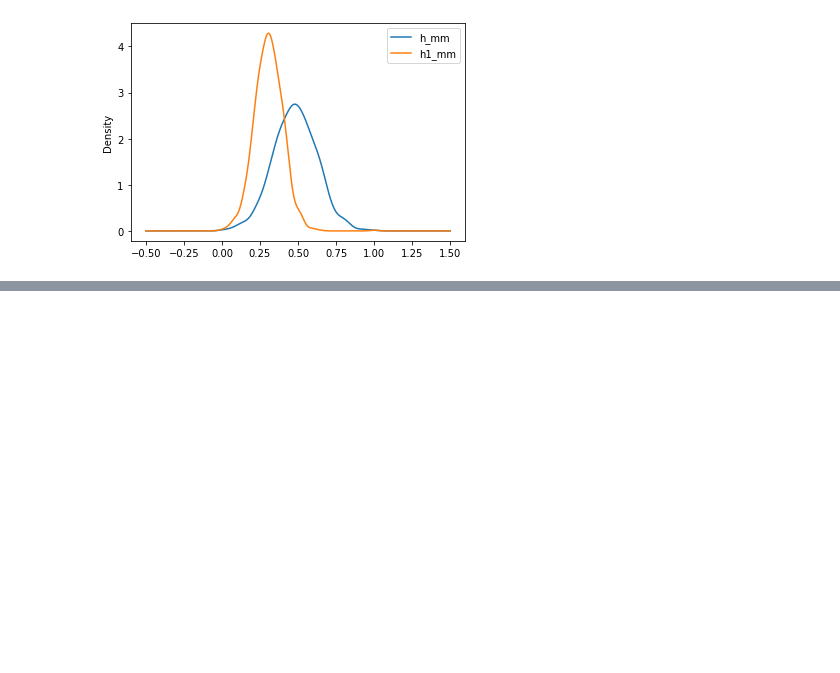
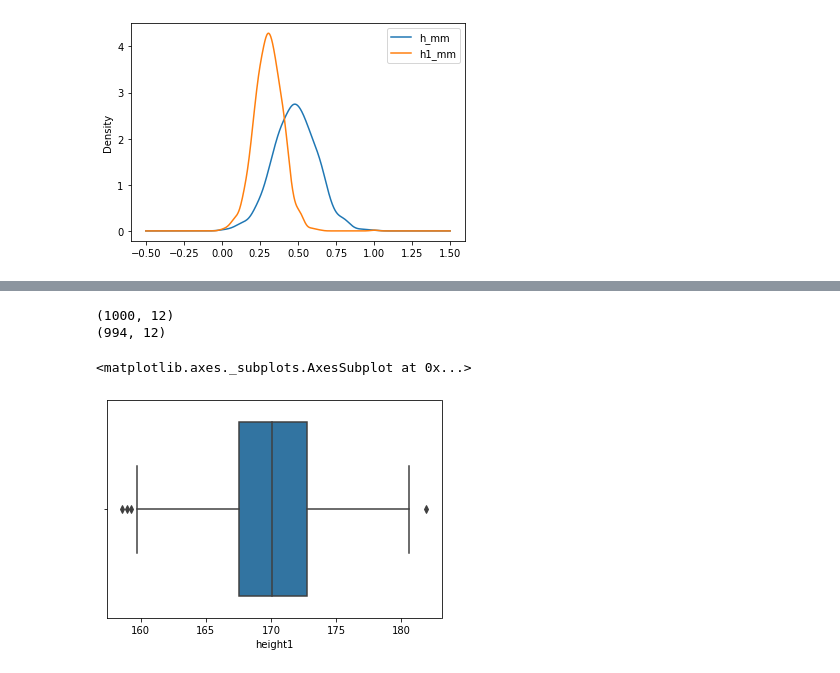
Before and after one commit to LeeSeungYun1020/Introduction_To_Data_Science, a Jupyter notebook: classroom/Data_Wrangling.ipynb, the cells around one changed output, grey strips where cells are left out. Drawn from its saved outputs; the diff is of its cells as text; code cells hidden in the pictures; blank space fills up the shorter version.

```diff
--- a/classroom/Data_Wrangling.ipynb
+++ b/classroom/Data_Wrangling.ipynb
@@ -399,0 +430,10 @@ df[["h_mm", "h1_mm"]].plot.kde()
+# %%
+print(df.shape)
+filtered = df.query("-3 <= h1_st <= 3")
+print(filtered.shape)
+sns.boxplot(filtered.height1)
+# %% [output]
+(1000, 12)
+(994, 12)
+<matplotlib.axes._subplots.AxesSubplot at 0x...>
+[figure, added]
```
Also changed, not shown: parts of 11 cells of this notebook.
